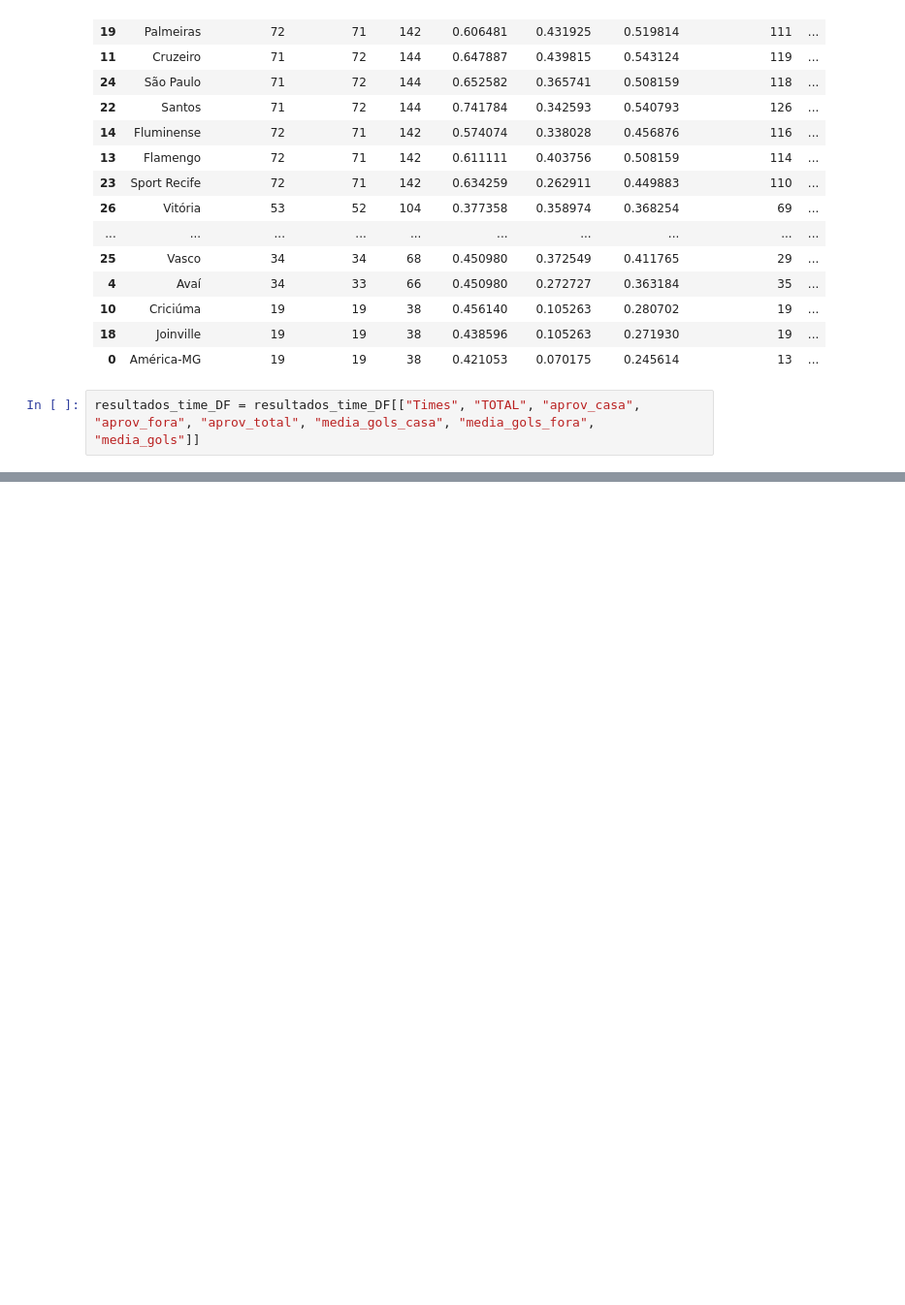
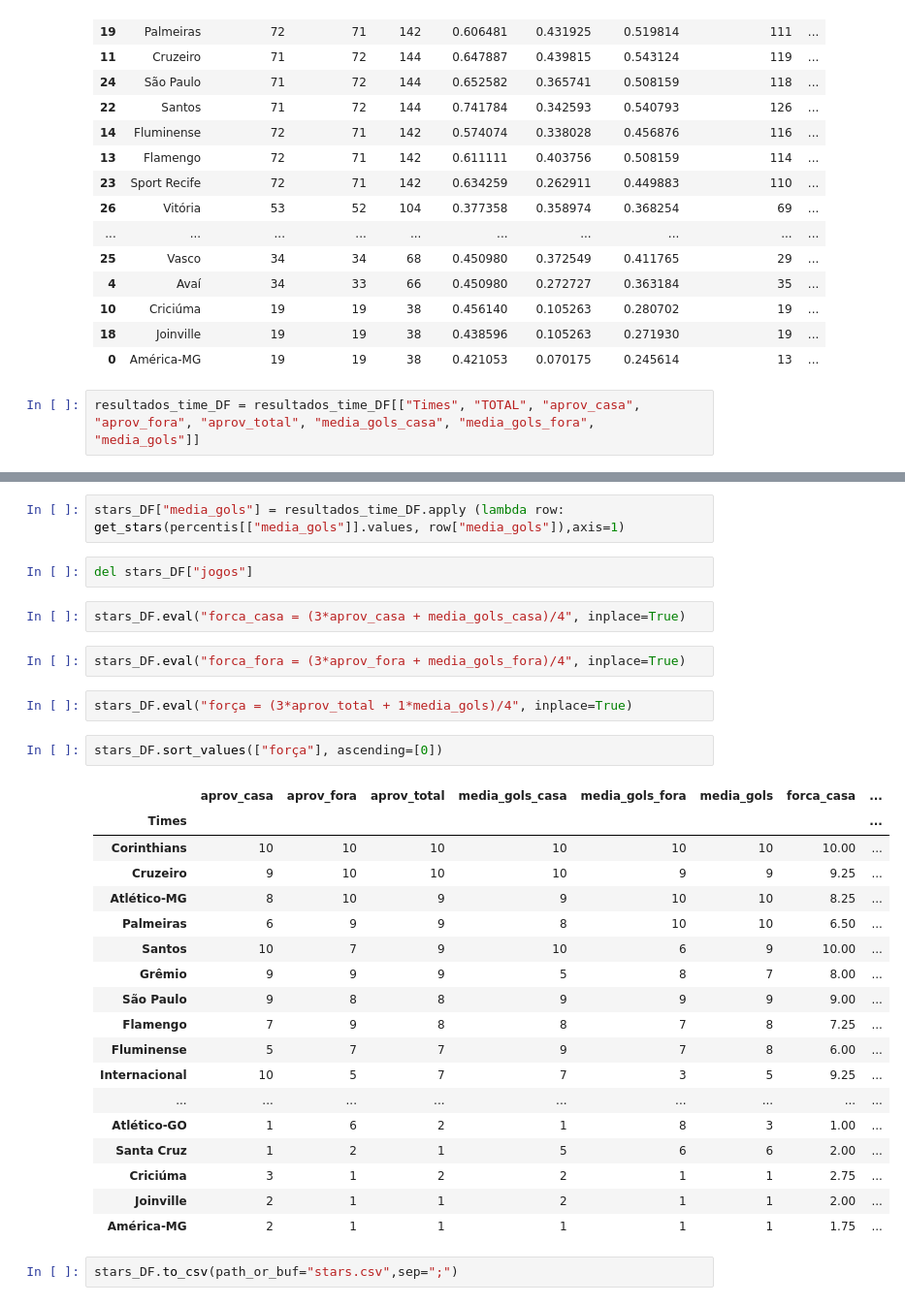
Before and after one commit to thiagozaranza/guru_da_bola, a Jupyter notebook: brasileirao.ipynb, the cells around one changed output, grey strips where cells are left out. Shown: that part at 97% size. Cells and saved outputs as stored; diff of their text form; blank space fills up the shorter version.

```diff
--- a/brasileirao.ipynb
+++ b/brasileirao.ipynb
@@ -284,0 +349,33 @@ resultados_time_DF.sort_values(["aprov_total"], ascending = [0])
+# %%
+stars_DF["media_gols"] = resultados_time_DF.apply (lambda row: get_stars(percentis[["media_gols"]].values, row["media_gols"]),axis=1)
+# %%
+del stars_DF["jogos"]
+# %%
+stars_DF.eval("forca_casa = (3*aprov_casa + media_gols_casa)/4", inplace=True)
+# %%
+stars_DF.eval("forca_fora = (3*aprov_fora + media_gols_fora)/4", inplace=True)
+# %%
+stars_DF.eval("força = (3*aprov_total + 1*media_gols)/4", inplace=True)
+# %%
+stars_DF.sort_values(["força"], ascending=[0])
+# %% [output]
+|  | aprov_casa | aprov_fora | aprov_total | media_gols_casa | media_gols_fora | media_gols | forca_casa | ... |
+| Times |  |  |  |  |  |  |  | ... |
+| Corinthians | 10 | 10 | 10 | 10 | 10 | 10 | 10.00 | ... |
+| Cruzeiro | 9 | 10 | 10 | 10 | 9 | 9 | 9.25 | ... |
+| Atlético-MG | 8 | 10 | 9 | 9 | 10 | 10 | 8.25 | ... |
+| Palmeiras | 6 | 9 | 9 | 8 | 10 | 10 | 6.50 | ... |
+| Santos | 10 | 7 | 9 | 10 | 6 | 9 | 10.00 | ... |
+| Grêmio | 9 | 9 | 9 | 5 | 8 | 7 | 8.00 | ... |
+| São Paulo | 9 | 8 | 8 | 9 | 9 | 9 | 9.00 | ... |
+| Flamengo | 7 | 9 | 8 | 8 | 7 | 8 | 7.25 | ... |
+| Fluminense | 5 | 7 | 7 | 9 | 7 | 8 | 6.00 | ... |
+| Internacional | 10 | 5 | 7 | 7 | 3 | 5 | 9.25 | ... |
+| ... | ... | ... | ... | ... | ... | ... | ... | ... |
+| Atlético-GO | 1 | 6 | 2 | 1 | 8 | 3 | 1.00 | ... |
+| Santa Cruz | 1 | 2 | 1 | 5 | 6 | 6 | 2.00 | ... |
+| Criciúma | 3 | 1 | 2 | 2 | 1 | 1 | 2.75 | ... |
+| Joinville | 2 | 1 | 1 | 2 | 1 | 1 | 2.00 | ... |
+| América-MG | 2 | 1 | 1 | 1 | 1 | 1 | 1.75 | ... |
+# %%
+stars_DF.to_csv(path_or_buf="stars.csv",sep=";")
```
Also changed, not shown: parts of 14 cells of this notebook.
